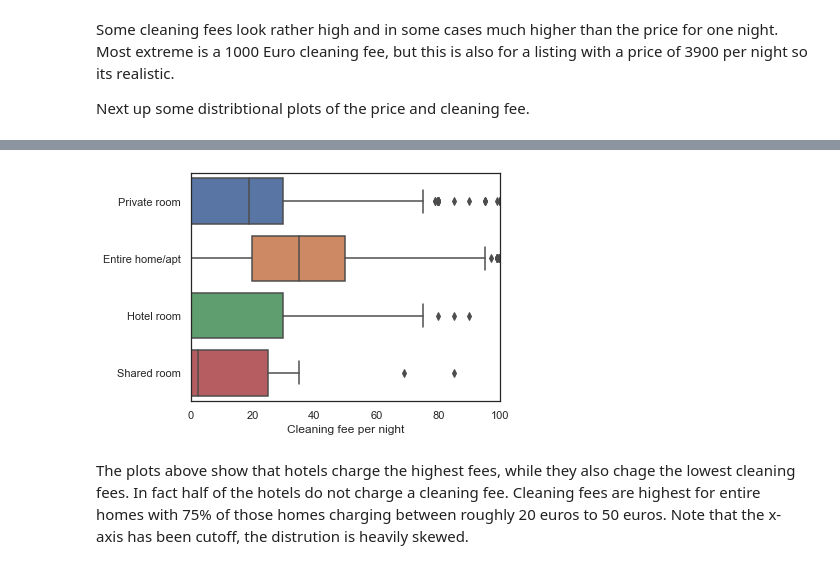
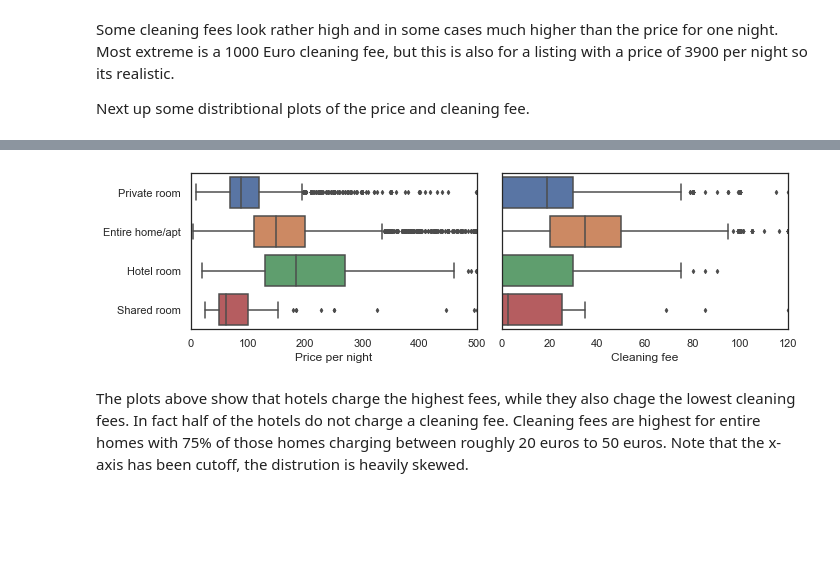
Before and after one commit to mwilkens1/Airbnb_clean, a Jupyter notebook: airbnb.ipynb, the cells around one changed output, grey strips where cells are left out. Saved outputs shown, nothing was run; the diff lists cells and outputs as text; code cells hidden in the pictures; blank space fills up the shorter version.

```diff
--- a/airbnb.ipynb
+++ b/airbnb.ipynb
@@ -102,13 +92,18 @@ plt.show()
-# %%
-sns.boxplot(x="cleaning_fee", y='room_type', data=df)
-plt.xlim(0, 100)
-plt.ylabel('')
-plt.xlabel('Cleaning fee per night')
-plt.tight_layout()
-plt.savefig("plots/fee_roomtype.png", dpi=300)
-plt.show()
-# %% [output]
-[figure, removed]
+# %%
+fig, ax = plt.subplots(1,2, sharey=True, figsize=(10,3))
+sns.boxplot(x="price", y='room_type', data=df, ax=ax[0], fliersize=3)
+sns.boxplot(x="cleaning_fee", y='room_type', data=df, ax=ax[1], fliersize=3)
+ax[0].set_xlim(0,500)
+ax[1].set_xlim(0,120)
+ax[0].set_ylabel(None)
+ax[1].set_ylabel(None)
+ax[0].set_xlabel('Price per night')
+ax[1].set_xlabel('Cleaning fee')
+plt.tight_layout()
+plt.savefig("plots/fee_roomtype.png", dpi=300)
+plt.show()
+# %% [output]
+[figure, added]
 # %% [markdown]
 The plots above show that hotels charge the highest fees, while they also chage the lowest cleaning fees. In fact half of the hotels do not charge a cleaning fee. Cleaning fees are highest for entire homes with 75% of those homes charging between roughly 20 euros to 50 euros. Note that the x-axis has been cutoff, the distrution is heavily skewed.
 # %% [markdown]
```
Also changed, not shown: parts of 2 cells of this notebook, 2 other files.
